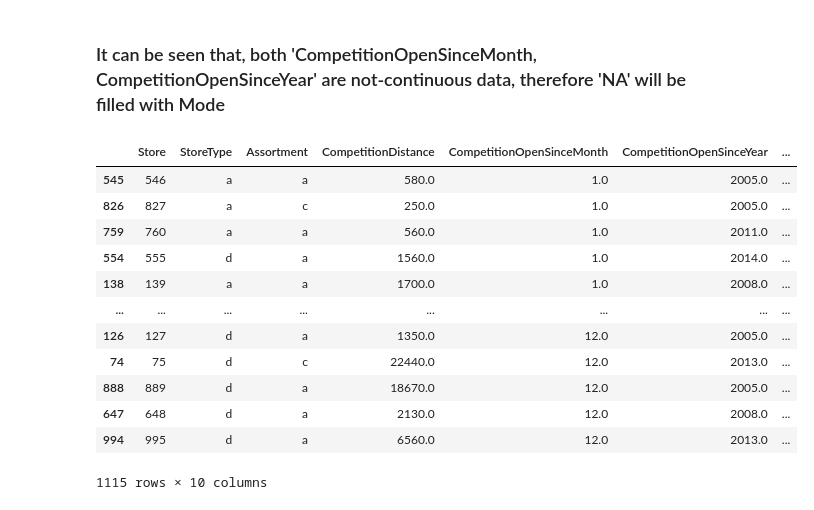
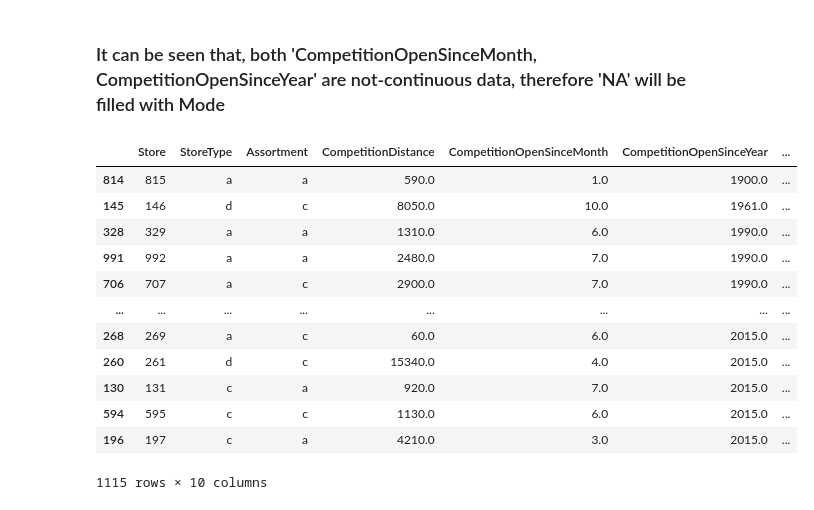
Before and after one commit to Caphace-Ethan/Pharmaceutical-Sales-Prediction, a Jupyter notebook: notebooks/Prediction_of_store_sales.ipynb, the cells around one changed output. Saved outputs shown, nothing was run; the diff lists cells and outputs as text; code cells hidden in the pictures.

Commit message:
Handled missing values in store dataset

```diff
--- a/notebooks/Prediction_of_store_sales.ipynb
+++ b/notebooks/Prediction_of_store_sales.ipynb
@@ -254,18 +254,18 @@ store_data[store_data['CompetitionOpenSinceYear'].isna() == True].describe()
 # %%
 store_data.CompetitionOpenSinceMonth.fillna(store_data.CompetitionOpenSinceMonth.mode()[0],inplace=True)
 store_data.CompetitionOpenSinceYear.fillna(store_data.CompetitionOpenSinceYear.mode()[0],inplace=True)
-store_data.sort_values(by='CompetitionOpenSinceYear')
+# store_data.sort_values(by='CompetitionOpenSinceYear')
 # %% [output]
 |  | Store | StoreType | Assortment | CompetitionDistance | CompetitionOpenSinceMonth | CompetitionOpenSinceYear | ... |
-| 545 | 546 | a | a | 580.0 | 1.0 | 2005.0 | ... |
-| 826 | 827 | a | c | 250.0 | 1.0 | 2005.0 | ... |
-| 759 | 760 | a | a | 560.0 | 1.0 | 2011.0 | ... |
-| 554 | 555 | d | a | 1560.0 | 1.0 | 2014.0 | ... |
-| 138 | 139 | a | a | 1700.0 | 1.0 | 2008.0 | ... |
+| 814 | 815 | a | a | 590.0 | 1.0 | 1900.0 | ... |
+| 145 | 146 | d | c | 8050.0 | 10.0 | 1961.0 | ... |
+| 328 | 329 | a | a | 1310.0 | 6.0 | 1990.0 | ... |
+| 991 | 992 | a | a | 2480.0 | 7.0 | 1990.0 | ... |
+| 706 | 707 | a | c | 2900.0 | 7.0 | 1990.0 | ... |
 | ... | ... | ... | ... | ... | ... | ... | ... |
-| 126 | 127 | d | a | 1350.0 | 12.0 | 2005.0 | ... |
-| 74 | 75 | d | c | 22440.0 | 12.0 | 2013.0 | ... |
-| 888 | 889 | d | a | 18670.0 | 12.0 | 2005.0 | ... |
-| 647 | 648 | d | a | 2130.0 | 12.0 | 2008.0 | ... |
-| 994 | 995 | d | a | 6560.0 | 12.0 | 2013.0 | ... |
+| 268 | 269 | a | c | 60.0 | 6.0 | 2015.0 | ... |
+| 260 | 261 | d | c | 15340.0 | 4.0 | 2015.0 | ... |
+| 130 | 131 | c | a | 920.0 | 7.0 | 2015.0 | ... |
+| 594 | 595 | c | c | 1130.0 | 6.0 | 2015.0 | ... |
+| 196 | 197 | c | a | 4210.0 | 3.0 | 2015.0 | ... |
 1115 rows × 10 columns
```
Also changed, not shown: parts of 5 cells of this notebook.
